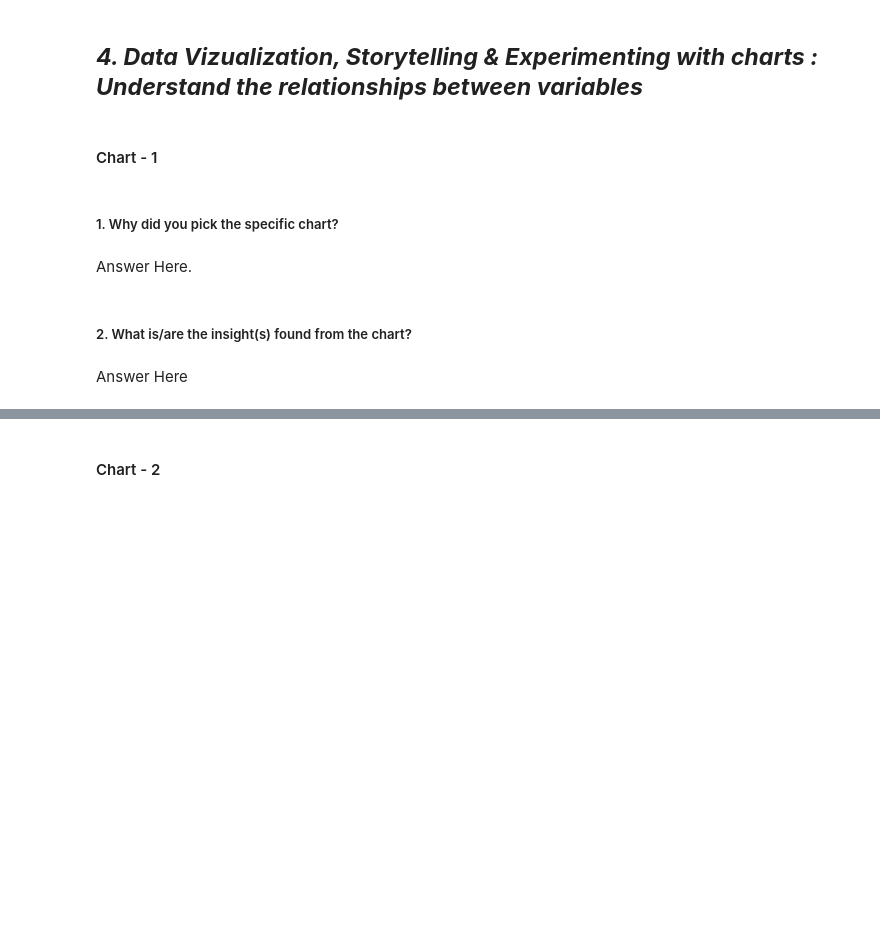
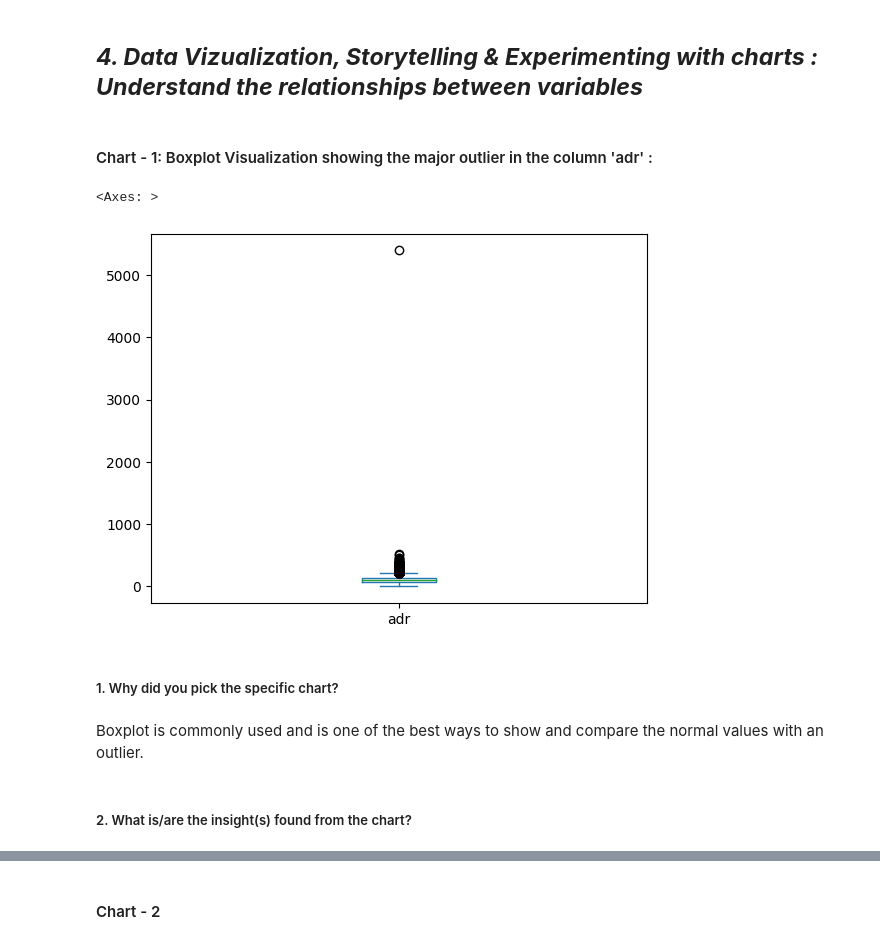
Before and after one commit to GAJABDADDY/EDA-Capstone-Project---Hotel-Booking-Analysis, a Jupyter notebook: Ashish's_EDA_Project.ipynb, the cells around one changed output, grey strips where cells are left out. Saved outputs shown, nothing was run; the diff lists cells and outputs as text; code cells hidden in the pictures; blank space fills up the shorter version.

```diff
--- a/Ashish's_EDA_Project.ipynb
+++ b/Ashish's_EDA_Project.ipynb
@@ -478,15 +495,18 @@ From the above description, we can see some possible outliers, like in the colum
 Answer Here.
 # %% [markdown]
 ## ***4. Data Vizualization, Storytelling & Experimenting with charts : Understand the relationships between variables***
-# %% [markdown]
-#### Chart - 1
+# %% [markdown]
+#### Chart - 1: Boxplot Visualization showing the major outlier in the column 'adr' :
 # %%
 # Chart - 1 visualization code
+
+df['adr'].plot(kind='box')
+# %% [output]
+<Axes: >
+[figure, added]
 # %% [markdown]
 ##### 1. Why did you pick the specific chart?
-# %% [markdown]
-Answer Here.
+# %% [markdown]
+Boxplot is commonly used and is one of the best ways to show and compare the normal values with an outlier.
 # %% [markdown]
 ##### 2. What is/are the insight(s) found from the chart?
-# %% [markdown]
-Answer Here
```
Also changed, not shown: parts of 8 cells of this notebook.
